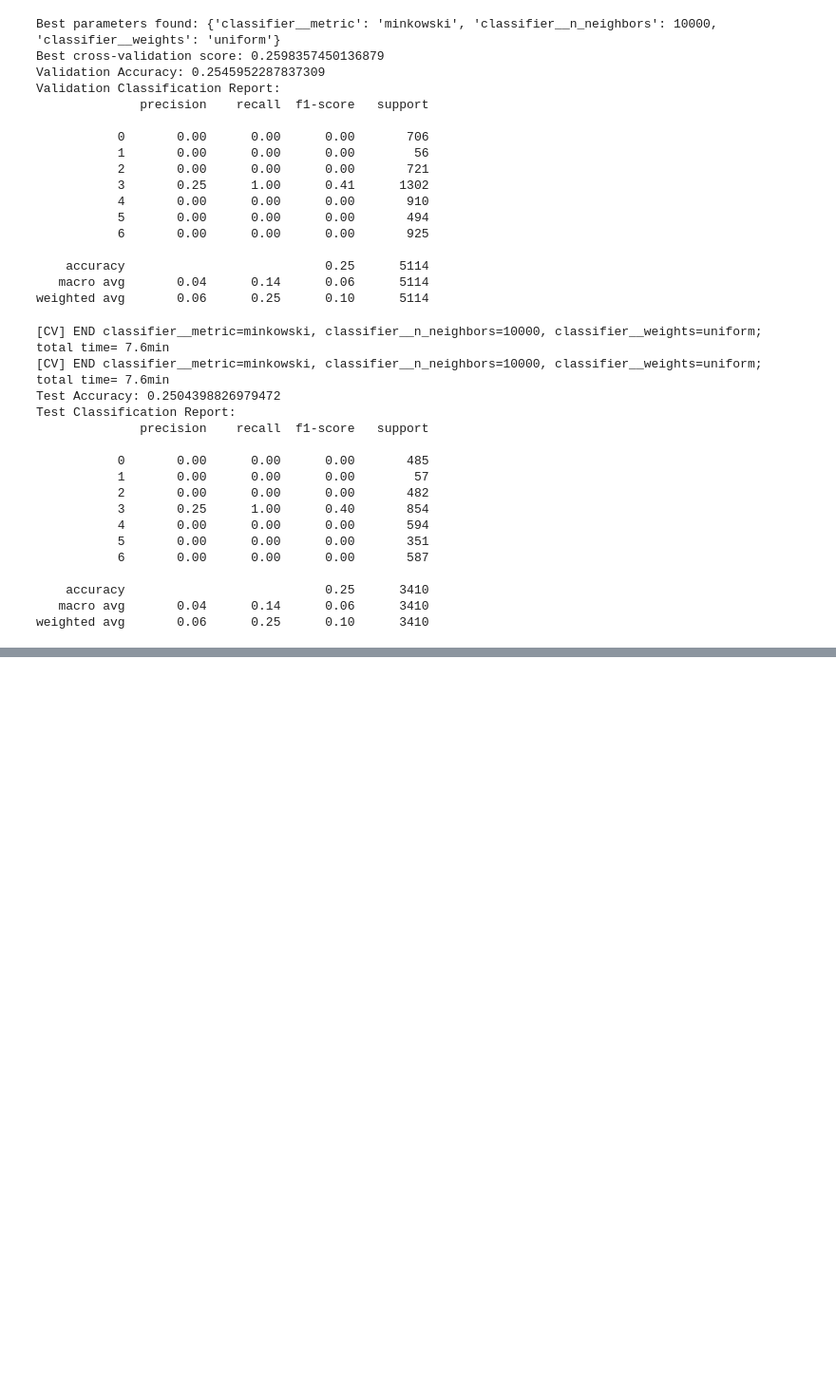
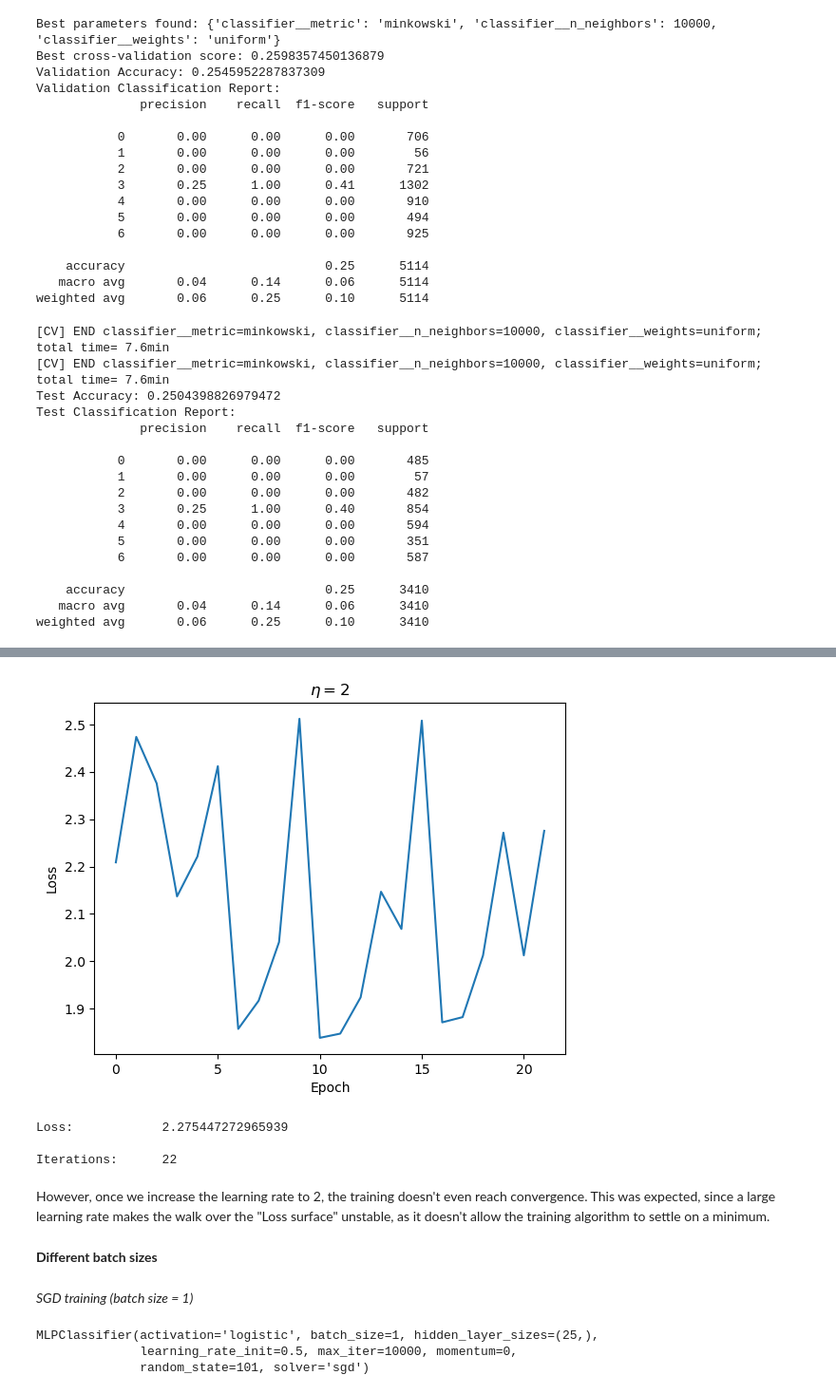
Before and after one commit to LDpNgn/Fundamental-ML, a Jupyter notebook: notebooks/EDA.ipynb, the cells around one changed output, grey strips where cells are left out. Shown at 95% size. Saved outputs shown, nothing was run; the diff lists cells and outputs as text; code cells hidden in the pictures; blank space fills up the shorter version.

```diff
--- a/notebooks/EDA.ipynb
+++ b/notebooks/EDA.ipynb
@@ -831,0 +1258,39 @@ weighted avg       0.06      0.25      0.10      3410
+# %%
+fig_mlp_eta_2 = plt.figure()
+ax1 = fig_mlp_eta_2.add_subplot(111)
+ax1.plot(mlp_eta_2.loss_curve_)
+ax1.set(title=r"$\eta = 2$", xlabel="Epoch", ylabel="Loss")
+
+plt.show()
+
+print('Loss: \t\t', mlp_eta_2.loss_)
+print('Iterations: \t', mlp_eta_2.n_iter_)
+# %% [output]
+[figure, added]
+Loss:            2.275447272965939
+
+Iterations:      22
+# %% [markdown]
+However, once we increase the learning rate to 2, the training doesn't even reach convergence. This was expected, since a large learning rate makes the walk over the "Loss surface" unstable, as it doesn't allow the training algorithm to settle on a minimum.
+# %% [markdown]
+**Different batch sizes**
+# %% [markdown]
+*SGD training (batch size = 1)*
+# %%
+mlp_SGD = MLPClassifier(solver="sgd")
+mlp_SGD.hidden_layer_sizes = (25,)
+mlp_SGD.activation = "logistic"
+mlp_SGD.learning_rate_init = 0.5
+mlp_SGD.alpha = 0.0001
+mlp_SGD.batch_size = 1
+mlp_SGD.shuffle = True
+mlp_SGD.random_state = 101
+mlp_SGD.momentum = 0
+mlp_SGD.verbose = False
+mlp_SGD.max_iter = 10000
+
+mlp_SGD.fit(X_train_reshape, y_train)
+# %% [output]
+MLPClassifier(activation='logistic', batch_size=1, hidden_layer_sizes=(25,),
+              learning_rate_init=0.5, max_iter=10000, momentum=0,
+              random_state=101, solver='sgd')
```
Also changed, not shown: parts of 159 cells of this notebook.
